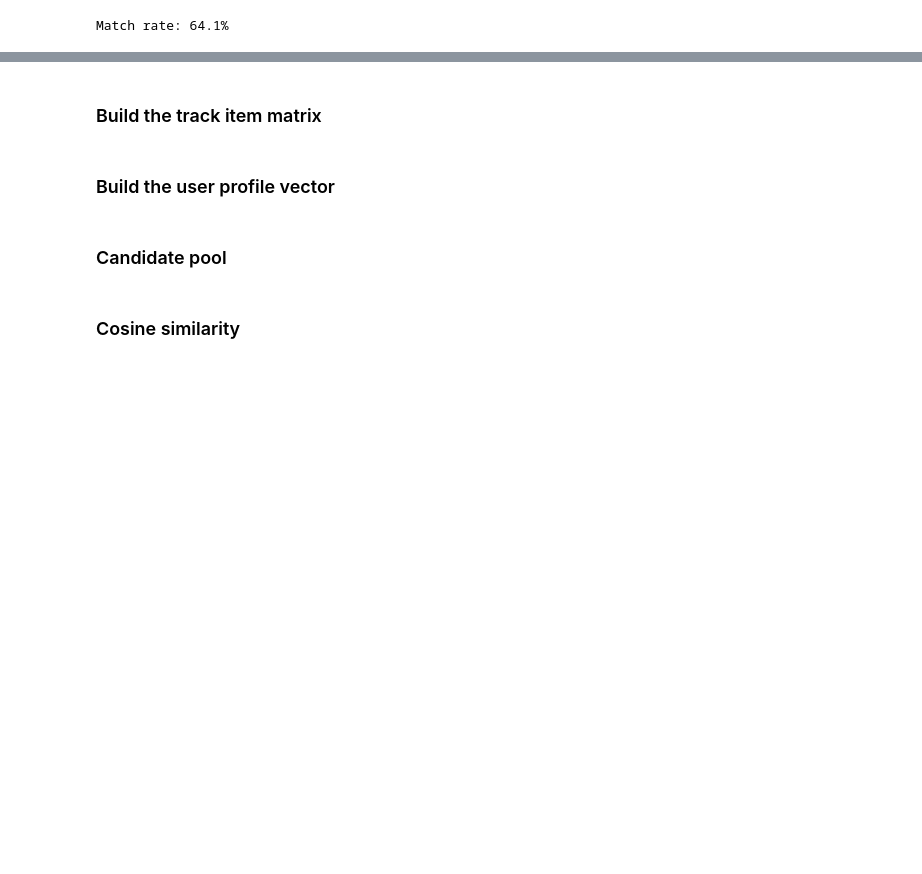
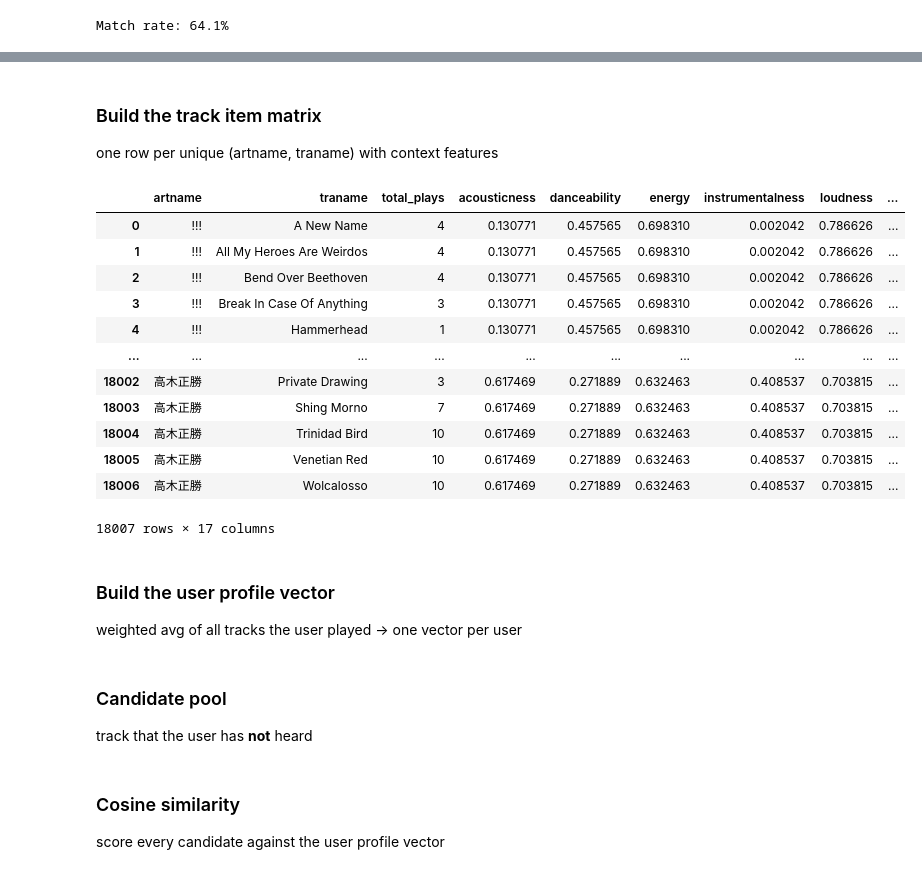
Before and after one commit to Montmont20z/music-recommender, a Jupyter notebook: notebook.ipynb, the cells around one changed output, grey strips where cells are left out. Drawn from its saved outputs; the diff is of its cells as text; code cells hidden in the pictures; blank space fills up the shorter version.

```diff
--- a/notebook.ipynb
+++ b/notebook.ipynb
@@ -252,5 +262,6 @@ df_spotify.head(3)
 # %% [markdown]
 ###  Build the track item matrix
+one row per unique (artname, traname) with context features
 # %%
 AUDIO_FEATURES = [
     'acousticness', 'danceability', 'energy',
@@ -292,8 +303,25 @@ from scipy.sparse import csr_matrix
 audio_matrix = csr_matrix(tracks[AUDIO_FEATURES].values)
 tod_matrix   = csr_matrix(tracks[TIME_SLOTS].values)
 item_matrix  = hstack([audio_matrix, tod_matrix])
+# %%
+tracks
+# %% [output]
+|  | artname | traname | total_plays | acousticness | danceability | energy | instrumentalness | loudness | ... |
+| 0 | !!! | A New Name | 4 | 0.130771 | 0.457565 | 0.698310 | 0.002042 | 0.786626 | ... |
+| 1 | !!! | All My Heroes Are Weirdos | 4 | 0.130771 | 0.457565 | 0.698310 | 0.002042 | 0.786626 | ... |
+| 2 | !!! | Bend Over Beethoven | 4 | 0.130771 | 0.457565 | 0.698310 | 0.002042 | 0.786626 | ... |
+| 3 | !!! | Break In Case Of Anything | 3 | 0.130771 | 0.457565 | 0.698310 | 0.002042 | 0.786626 | ... |
+| 4 | !!! | Hammerhead | 1 | 0.130771 | 0.457565 | 0.698310 | 0.002042 | 0.786626 | ... |
+| ... | ... | ... | ... | ... | ... | ... | ... | ... | ... |
+| 18002 | 高木正勝 | Private Drawing | 3 | 0.617469 | 0.271889 | 0.632463 | 0.408537 | 0.703815 | ... |
+| 18003 | 高木正勝 | Shing Morno | 7 | 0.617469 | 0.271889 | 0.632463 | 0.408537 | 0.703815 | ... |
+| 18004 | 高木正勝 | Trinidad Bird | 10 | 0.617469 | 0.271889 | 0.632463 | 0.408537 | 0.703815 | ... |
+| 18005 | 高木正勝 | Venetian Red | 10 | 0.617469 | 0.271889 | 0.632463 | 0.408537 | 0.703815 | ... |
+| 18006 | 高木正勝 | Wolcalosso | 10 | 0.617469 | 0.271889 | 0.632463 | 0.408537 | 0.703815 | ... |
+18007 rows × 17 columns
 # %% [markdown]
 ### Build the user profile vector
+weighted avg of all tracks the user played -> one vector per user
 # %%
 def build_user_profile(userid, df, tracks, item_matrix):
     user_plays = (
@@ -314,6 +342,7 @@ def build_user_profile(userid, df, tracks, item_matrix):
     return profile, set(zip(user_plays['artname'], user_plays['traname']))
 # %% [markdown]
 ### Candidate pool
+track that the user has **not** heard
 # %%
 def get_candidates(userid, df, tracks):
     heard = set(zip(
@@ -326,6 +355,7 @@ def get_candidates(userid, df, tracks):
     return candidates
 # %% [markdown]
 ### Cosine similarity
+score every candidate against the user profile vector
 # %%
 from sklearn.metrics.pairwise import cosine_similarity
 
```
Also changed, not shown: parts of 11 cells of this notebook.
